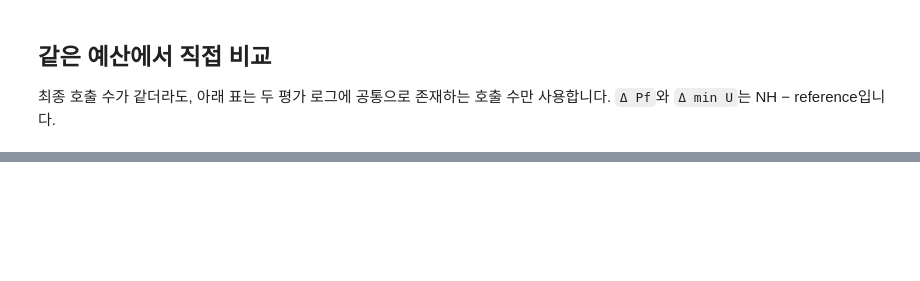
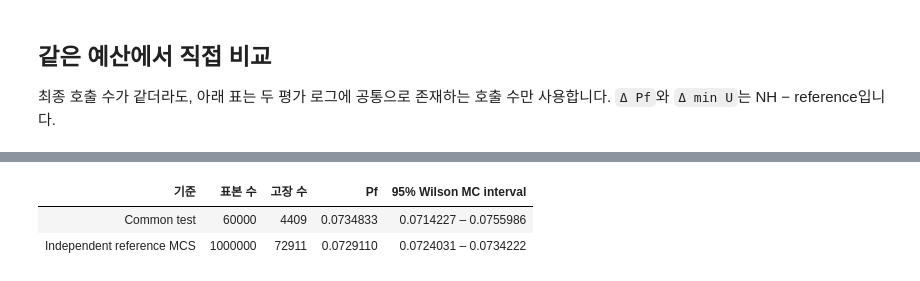
Before and after one commit to DCADAPTER/NH-AL, a Jupyter notebook: Analyze.ipynb, the cells around one changed output, grey strips where cells are left out. Drawn from its saved outputs; the diff is of its cells as text; code cells hidden in the pictures; blank space fills up the shorter version.

```diff
--- a/Analyze.ipynb
+++ b/Analyze.ipynb
@@ -241,0 +257,89 @@ table(["true calls", "reference Pf", "NH Pf", "Δ Pf", "reference min U", "NH mi
+# %%
+import sys
+import time
+import numpy as np
+import matplotlib.pyplot as plt
+from scipy.special import ndtr
+from scipy.stats import norm
+
+ROOT = next(p for p in [Path.cwd(), *Path.cwd().parents] if (p / "pipeline.py").is_file())
+if str(ROOT) not in sys.path:
+    sys.path.insert(0, str(ROOT))
+from g import Problem
+from metamodels.ordinary_kriging import OrdinaryKriging
+
+N_TEST = 60_000
+N_REFERENCE = 1_000_000
+TEST_SEED = 2026101801
+REFERENCE_SEED = 2026101802
+CALL_STEP = 100
+METRIC_DIR = ROOT / "artifacts" / "analyze" / RUN_DIR.name
+METRIC_DIR.mkdir(parents=True, exist_ok=True)
+assert N_TEST > 0 and N_REFERENCE > 0 and CALL_STEP > 0
+assert TEST_SEED != REFERENCE_SEED
+assert ref["config"]["problem"] == nh["config"]["problem"], "두 run의 문제 정의가 다릅니다."
+assert ref["config"]["problem"]["factory"] == "g:Problem", "이 분석은 내장 해석함수용입니다."
+for run in runs.values():
+    assert run["config"]["metamodel"]["factory"] == "metamodels.ordinary_kriging:OrdinaryKriging"
+
+problem = Problem(ref["config"]["problem"])
+def true_values(points):
+    values = np.fromiter((problem.g(x) for x in points), dtype=float, count=len(points))
+    assert np.isfinite(values).all()
+    return values
+
+def wilson_interval(k, n):
+    z = norm.ppf(.975)
+    p = k / n
+    den = 1 + z*z/n
+    center = (p + z*z/(2*n)) / den
+    half = z * np.sqrt(p*(1-p)/n + z*z/(4*n*n)) / den
+    return max(0., center-half), min(1., center+half)
+
+truth_started = time.perf_counter()
+test_x = np.random.default_rng(TEST_SEED).standard_normal((N_TEST, problem.d))
+test_g = true_values(test_x)
+test_failure = test_g <= 0
+test_failures = int(test_failure.sum())
+pf_test_true = test_failures / N_TEST
+test_keys = set(map(tuple, test_x))
+for run in runs.values():
+    assert test_keys.isdisjoint(tuple(c["x"]) for c in run["g_calls"]), "評価点が学習点と重複しています。"
+del test_keys
+
+reference_rng = np.random.default_rng(REFERENCE_SEED)
+reference_failures = 0
+for start in range(0, N_REFERENCE, 100_000):
+    pts = reference_rng.standard_normal((min(100_000, N_REFERENCE-start), problem.d))
+    reference_failures += int((true_values(pts) <= 0).sum())
+pf_reference = reference_failures / N_REFERENCE
+reference_ci = wilson_interval(reference_failures, N_REFERENCE)
+reference_cov = np.sqrt((1-pf_reference)/(N_REFERENCE*pf_reference)) if pf_reference else None
+truth_seconds = time.perf_counter() - truth_started
+np.savez_compressed(METRIC_DIR / "test_truth.npz", X=test_x, g=test_g)
+provenance = {
+    "run_dir": str(RUN_DIR.resolve()), "problem": ref["config"]["problem"],
+    "g_source_sha256": sha256(ROOT / "g.py"),
+    "run_sources": {mode: {name: sha256(RUN_DIR / mode / name)
+                          for name in ("effective_config.json", "g_calls.jsonl", "evaluation.jsonl")}
+                    for mode in MODES},
+    "test_seed": TEST_SEED, "reference_seed": REFERENCE_SEED,
+    "rng": "numpy.default_rng", "numpy_version": np.__version__,
+    "n_test": N_TEST, "n_reference": N_REFERENCE,
+    "test_failures": test_failures, "reference_failures": reference_failures,
+    "pf_test_true": pf_test_true, "pf_reference": pf_reference,
+    "reference_mc_95_wilson": reference_ci, "reference_mc_cov": reference_cov,
+    "offline_true_calls": N_TEST + N_REFERENCE, "truth_seconds": truth_seconds,
+}
+table(["기준", "표본 수", "고장 수", "Pf", "95% Wilson MC interval"], [
+    ("Common test", N_TEST, test_failures, fmt(pf_test_true, 7),
+     " – ".join(fmt(v, 7) for v in wilson_interval(test_failures, N_TEST))),
+    ("Independent reference MCS", N_REFERENCE, reference_failures, fmt(pf_reference, 7),
+     " – ".join(fmt(v, 7) for v in reference_ci)),
+])
+print(f"별도 평가용 g 호출: {N_TEST + N_REFERENCE:,}; 계산 시간: {truth_seconds:.2f}s")
+print(f"기준 MCS CoV: {fmt(reference_cov, 6)}. 학습 true-call 예산에는 포함하지 않습니다.")
+# %% [output]
+| 기준 | 표본 수 | 고장 수 | Pf | 95% Wilson MC interval |
+| Common test | 60000 | 4409 | 0.0734833 | 0.0714227 – 0.0755986 |
+| Independent reference MCS | 1000000 | 72911 | 0.0729110 | 0.0724031 – 0.0734222 |
```
Also changed, not shown: parts of 11 cells of this notebook, 19 other files.
